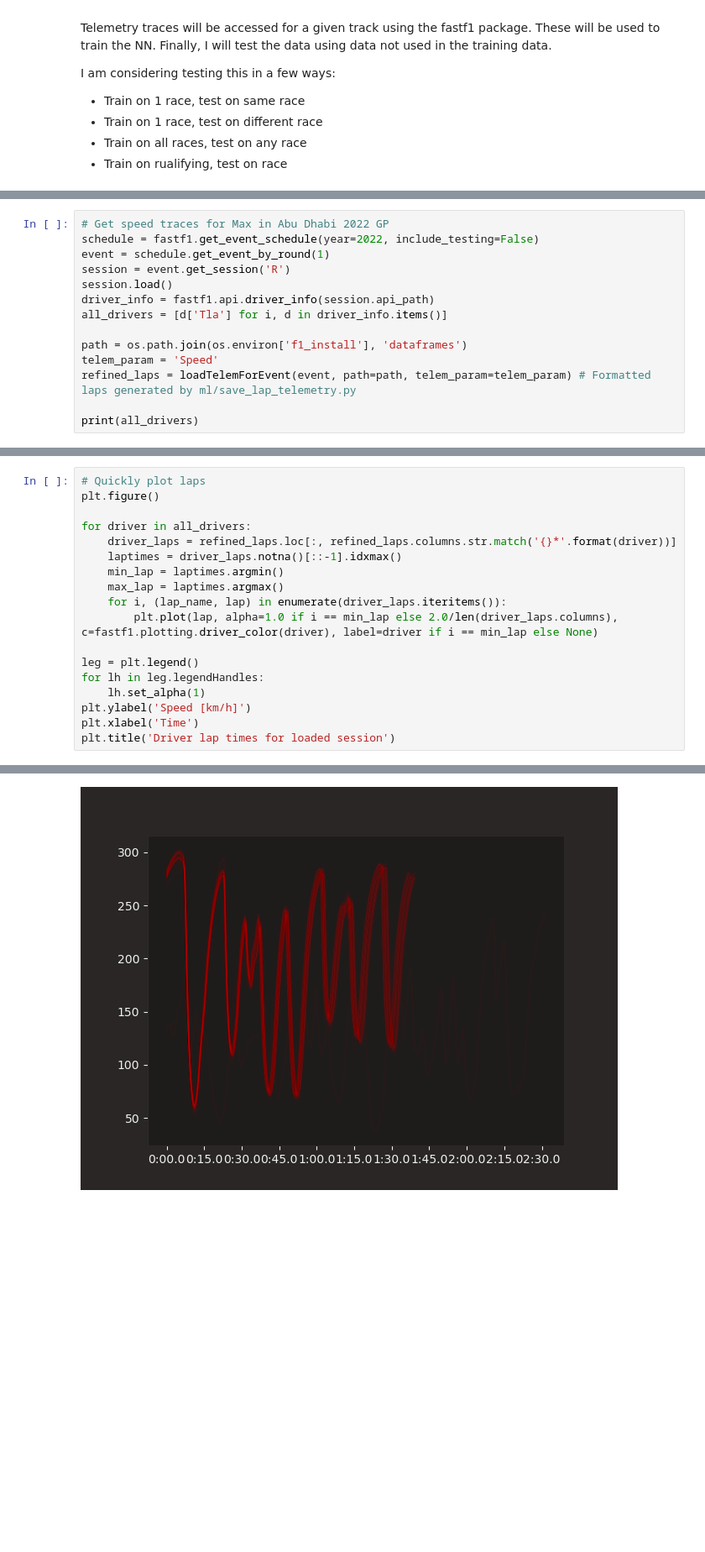
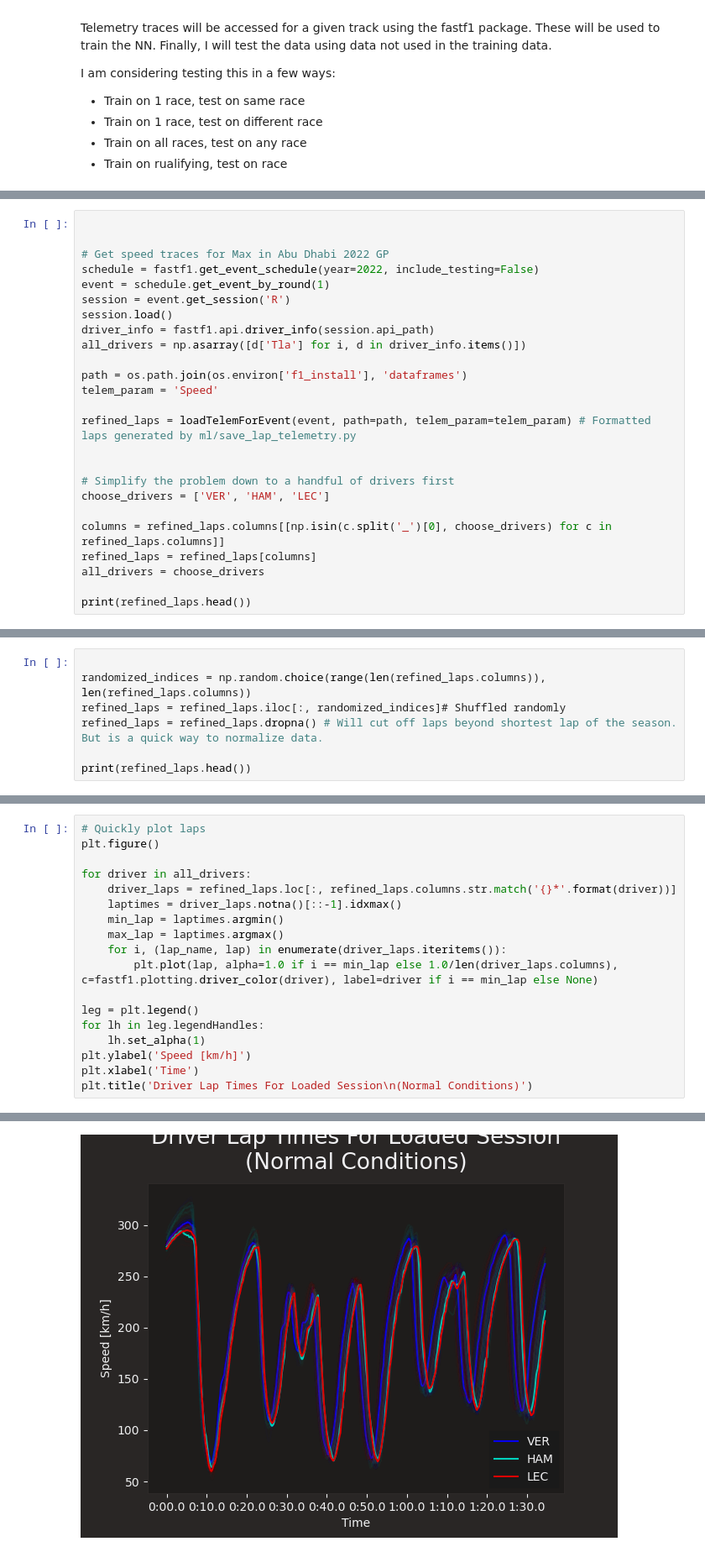
Before and after one commit to djsouthall/f1_djsouthall, a Jupyter notebook: ml/guess_driver_from_telem.ipynb, the cells around one changed output, grey strips where cells are left out. Shown at 84% size. Cells and saved outputs as stored; diff of their text form; blank space fills up the shorter version.

```diff
--- a/ml/guess_driver_from_telem.ipynb
+++ b/ml/guess_driver_from_telem.ipynb
@@ -59,17 +69,28 @@ plt.ion()
 # %%
+
+
 # Get speed traces for Max in Abu Dhabi 2022 GP
 schedule = fastf1.get_event_schedule(year=2022, include_testing=False)
 event = schedule.get_event_by_round(1)
 session = event.get_session('R')
 session.load()
 driver_info = fastf1.api.driver_info(session.api_path)
-all_drivers = [d['Tla'] for i, d in driver_info.items()]
+all_drivers = np.asarray([d['Tla'] for i, d in driver_info.items()])
 
 path = os.path.join(os.environ['f1_install'], 'dataframes')
 telem_param = 'Speed'
+
 refined_laps = loadTelemForEvent(event, path=path, telem_param=telem_param) # Formatted laps generated by ml/save_lap_telemetry.py
 
-print(all_drivers)
+
+# Simplify the problem down to a handful of drivers first
+choose_drivers = ['VER', 'HAM', 'LEC']
+
+columns = refined_laps.columns[[np.isin(c.split('_')[0], choose_drivers) for c in refined_laps.columns]]
+refined_laps = refined_laps[columns]
+all_drivers = choose_drivers
+
+print(refined_laps.head())
 # %% [output]
 core           INFO     Loading data for Bahrain Grand Prix - Race [v2.3.0]
 api            INFO     Using cached data for driver_info
@@ -88,0 +127,7 @@ Loading C:\Users\dsouthall\projects\f1\f1_djsouthall\dataframes\Speed_Bahrain_Gr
+# %%
+
+randomized_indices = np.random.choice(range(len(refined_laps.columns)), len(refined_laps.columns))
+refined_laps = refined_laps.iloc[:, randomized_indices]# Shuffled randomly
+refined_laps = refined_laps.dropna() # Will cut off laps beyond shortest lap of the season.  But is a quick way to normalize data.
+
+print(refined_laps.head())
@@ -96,12 +161,12 @@ for driver in all_drivers:
     min_lap = laptimes.argmin()
     max_lap = laptimes.argmax()
     for i, (lap_name, lap) in enumerate(driver_laps.iteritems()):
-        plt.plot(lap, alpha=1.0 if i == min_lap else 2.0/len(driver_laps.columns), c=fastf1.plotting.driver_color(driver), label=driver if i == min_lap else None)
+        plt.plot(lap, alpha=1.0 if i == min_lap else 1.0/len(driver_laps.columns), c=fastf1.plotting.driver_color(driver), label=driver if i == min_lap else None)
 
 leg = plt.legend()
 for lh in leg.legendHandles:
     lh.set_alpha(1)
 plt.ylabel('Speed [km/h]')
 plt.xlabel('Time')
-plt.title('Driver lap times for loaded session')
+plt.title('Driver Lap Times For Loaded Session\n(Normal Conditions)')
 # %% [output]
@@ -110,4 +174,4 @@ TypeError: pick_track_status() missing 1 required positional argument: 'status'
-[figure, old version]
+[figure, new version]
 # %% [markdown]
 ### Status
 At this point we have obtained a set of consistently formatted (sampled equally in time and of equal length) speed traces.
```
Also changed, not shown: parts of 14 cells of this notebook, 1 other file.
